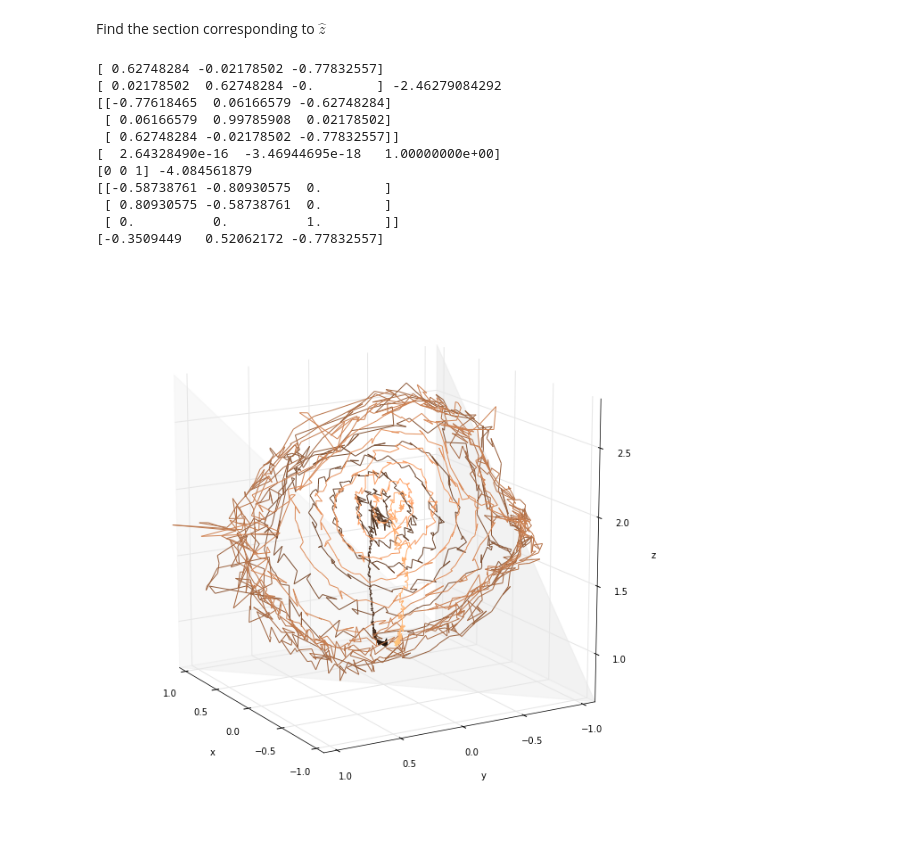
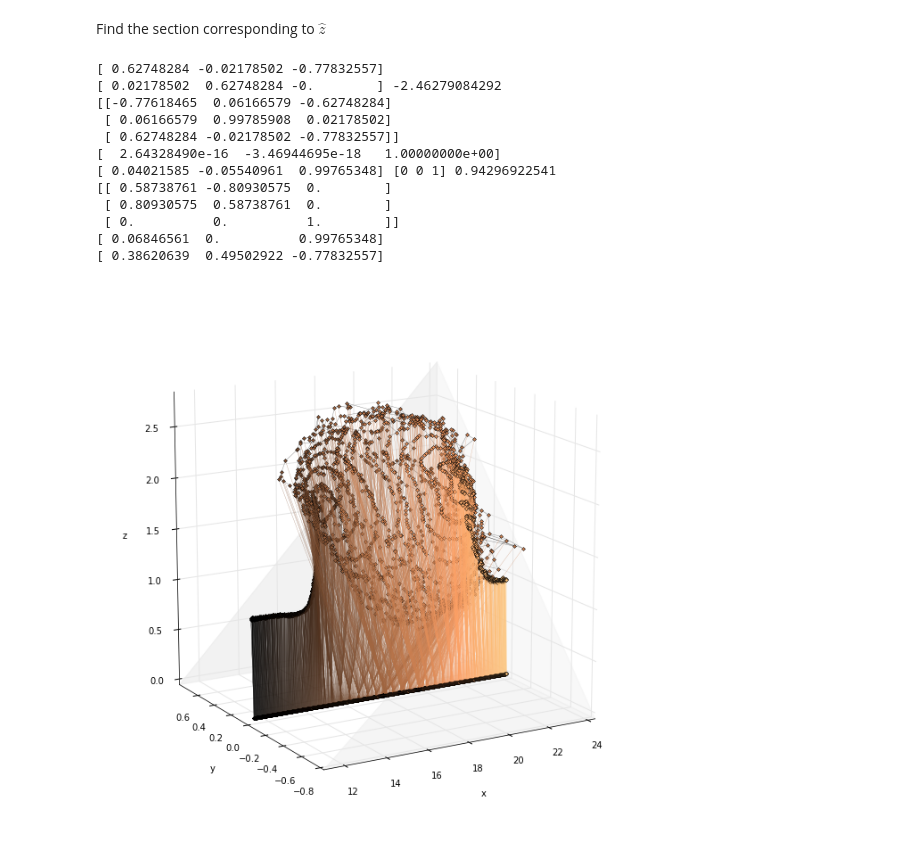
Before and after one commit to rdeits/coasters, a Jupyter notebook: graphs.ipynb, the cells around one changed output. Saved outputs shown, nothing was run; the diff lists cells and outputs as text; code cells hidden in the pictures.

Commit message:
Update to novel 3D view with (x+t),y,z

```diff
--- a/graphs.ipynb
+++ b/graphs.ipynb
@@ -91,3 +97,5 @@ def clear_frame(ax=None):
+# %%
+g = 9.81
 # %%
 ride_name = 'witches_wheel'
 data_folder = 'data/2013-09-28-cedar-point'
@@ -142,20 +133,27 @@ if 'known_orientations' in notes:
 
         if 'z-x' in notes['known_orientations']:
             tspan_zx = notes['known_orientations']['z-x']
-            zx_data = data[(tspan_zx[0] <= data.time) & (data.time <= tspan_zx[1])]
-            z = zx_data.z.mean()
-            y = zx_data.y.mean()
-            x = zx_data.x.mean()
+#             zx_data = data[(tspan_zx[0] <= data.time) & (data.time <= tspan_zx[1])]
+            zx_data = rotated_data[:,(tspan_zx[0] <= data.time) & (data.time <= tspan_zx[1])]
+#             z = zx_data.z.mean()
+#             y = zx_data.y.mean()
+#             x = zx_data.x.mean()
+            x = mean(zx_data[0,:])
+            y = mean(zx_data[1,:])
+            z = mean(zx_data[2,:])
             zx = array([x,y,z])
             zx = zx / norm(zx)
-            zx = dot(R, zx)
+#             zx = dot(R, zx)
             axis = array([0,0,1])
-            angle = arctan2(zx[1], zx[0]) - pi
-            print axis, angle
+            angle = -arctan2(zx[1], zx[0])
+            print zx,axis, angle
             R = axis2rotmat(np.hstack((axis, angle)))
             print R
+            print dot(R,zx)
             print dot(R, zhat_0)
             rotated_data = dot(R, rotated_data)
+        else:
+            tspan_zx = [data.time[[start]]]*2
 
     n_data = data.copy()
     n_data.x = rotated_data[0,:]
@@ -163,7 +161,6 @@ if 'known_orientations' in notes:
     n_data.z = rotated_data[2,:]
 else:
     tspan_z = [0,0]
-    tspan_zx = [0,0]
     n_data = data
 # %% [output]
 [ 0.62748284 -0.02178502 -0.77832557]
@@ -172,32 +169,38 @@ else:
  [ 0.06166579  0.99785908  0.02178502]
  [ 0.62748284 -0.02178502 -0.77832557]]
 [  2.64328490e-16  -3.46944695e-18   1.00000000e+00]
-[0 0 1] -4.084561879
-[[-0.58738761 -0.80930575  0.        ]
- [ 0.80930575 -0.58738761  0.        ]
+[ 0.04021585 -0.05540961  0.99765348] [0 0 1] 0.94296922541
+[[ 0.58738761 -0.80930575  0.        ]
+ [ 0.80930575  0.58738761  0.        ]
  [ 0.          0.          1.        ]]
-[-0.3509449   0.52062172 -0.77832557]
+[ 0.06846561  0.          0.99765348]
+[ 0.38620639  0.49502922 -0.77832557]
+# %%
+x, y, z, t = n_data.x[start:end], n_data.y[start:end], n_data.z[start:end], n_data.time[start:end]
+x, y, z = (wiener(c) for c in (x,y,z))
+t = array(t)
+cmap = cm.get_cmap('copper')
 # %%
 fig = figure(figsize=(11,11))
 ax = fig.add_subplot(111, projection='3d')
-x, y, z, t = n_data.x[start:end], n_data.y[start:end], n_data.z[start:end], n_data.time[start:end]
-colorline(x, y, z, c=t, linestyle='-', linewidth=1)
-# ax.plot3D(x, y, 'r.:', zs=z)
-# ax.set_xlim3d(min(x), max(x))
-# ax.set_ylim3d(min(y), max(y))
-# ax.set_zlim3d(min(z), max(z))
+# colorline(x, y, z, c=t, linestyle='-', linewidth=1)
 rs = [min(z), max(z)]
 r = rs[1] - rs[0]
-ax.auto_scale_xyz([-r/2, r/2], [-r/2,r/2], rs)
+# ax.auto_scale_xyz([-r/2, r/2], [-r/2,r/2], rs)
+# ax.plot3D(x,y, zs=z)
+hold(True)
+ax.plot3D(t/g + x, y, zs=z, linestyle='-',linewidth=.4,color=[0.5,0.5,0.5])
+for (i,ti) in enumerate(t):
+    ax.plot3D([ti/g, ti/g + x[i]], [0, y[i]], zs=[0, z[i]], color=cmap((ti-t[0])/(t[-1]-t[0])),linestyle='-',marker='.',linewidth=0.2)
 ax.set_xlabel('x')
 ax.set_ylabel('y')
 ax.set_zlabel('z')
-ax.view_init(15,150)
+ax.view_init(15,240)
 draw()
 savefig(os.path.join(ride_folder, 'accel_3d.pdf'))
 savefig(os.path.join(ride_folder, 'accel_3d.svg'))
 # %% [output]
-[figure, old version]
+[figure, new version]
 # %%
 figure(figsize=(8,16))
 subplot(311)
```
Also changed, not shown: parts of 5 cells of this notebook, 20 other files.
